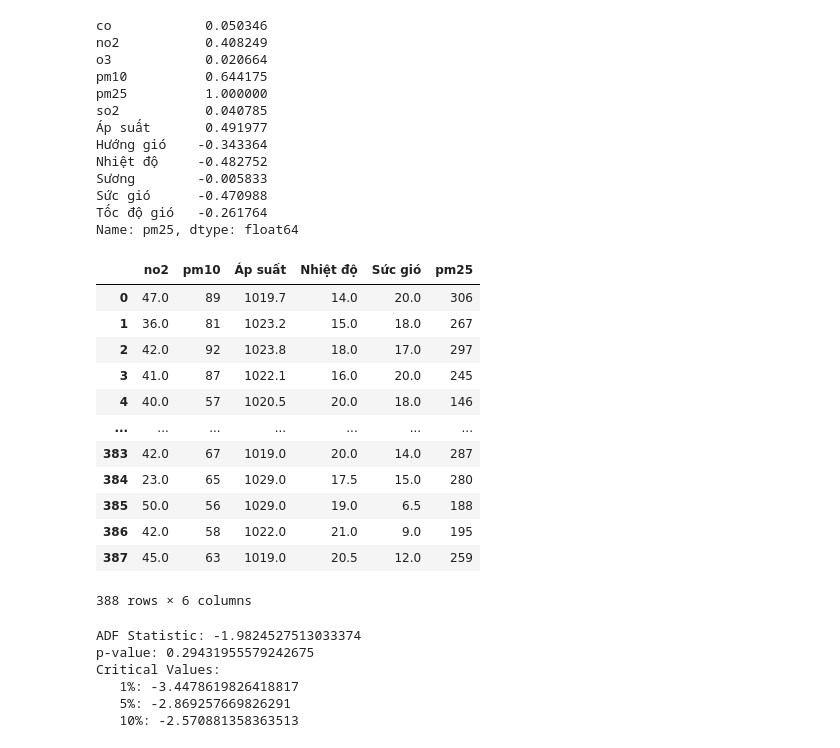
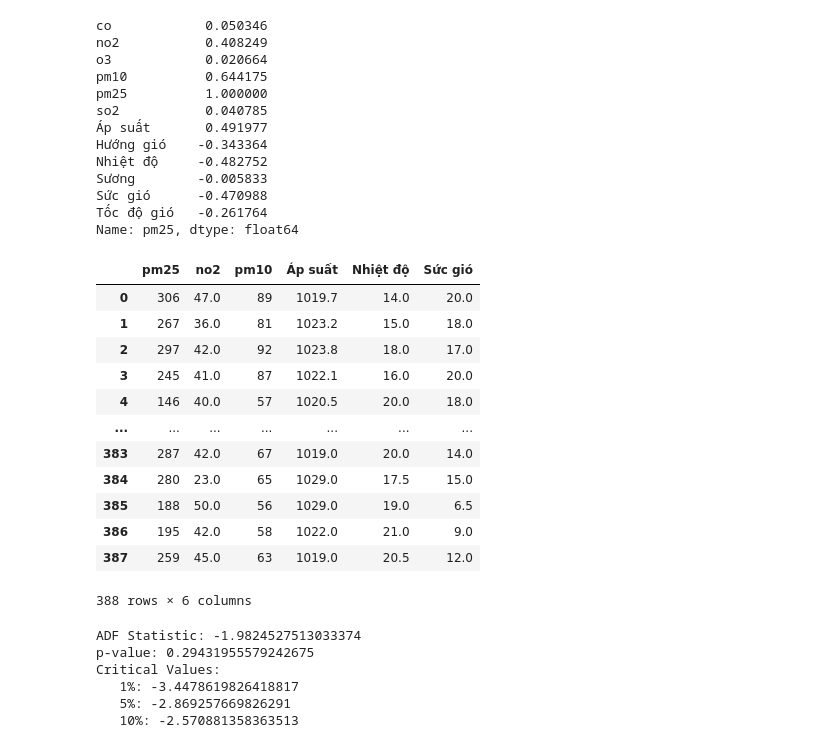
Before and after one commit to vannt263/air_quaility, a Jupyter notebook: process/forecast.ipynb, the cells around one changed output. Saved outputs shown, nothing was run; the diff lists cells and outputs as text; code cells hidden in the pictures.

```diff
--- a/process/forecast.ipynb
+++ b/process/forecast.ipynb
@@ -64,24 +64,23 @@ Tốc độ gió   -0.261764
 Name: pm25, dtype: float64
 # %%
 # Giả sử df là DataFrame hiện tại của bạn
-selected_columns = ['no2', 'pm10', 'Áp suất', 'Nhiệt độ', 'Sức gió', "pm25"]
+selected_columns = ["pm25",'no2', 'pm10', 'Áp suất', 'Nhiệt độ', 'Sức gió']
 df_pm25 = df.loc[:, selected_columns]
 
-
 df_pm25
 # %% [output]
-|  | no2 | pm10 | Áp suất | Nhiệt độ | Sức gió | pm25 |
-| 0 | 47.0 | 89 | 1019.7 | 14.0 | 20.0 | 306 |
-| 1 | 36.0 | 81 | 1023.2 | 15.0 | 18.0 | 267 |
-| 2 | 42.0 | 92 | 1023.8 | 18.0 | 17.0 | 297 |
-| 3 | 41.0 | 87 | 1022.1 | 16.0 | 20.0 | 245 |
-| 4 | 40.0 | 57 | 1020.5 | 20.0 | 18.0 | 146 |
+|  | pm25 | no2 | pm10 | Áp suất | Nhiệt độ | Sức gió |
+| 0 | 306 | 47.0 | 89 | 1019.7 | 14.0 | 20.0 |
+| 1 | 267 | 36.0 | 81 | 1023.2 | 15.0 | 18.0 |
+| 2 | 297 | 42.0 | 92 | 1023.8 | 18.0 | 17.0 |
+| 3 | 245 | 41.0 | 87 | 1022.1 | 16.0 | 20.0 |
+| 4 | 146 | 40.0 | 57 | 1020.5 | 20.0 | 18.0 |
 | ... | ... | ... | ... | ... | ... | ... |
-| 383 | 42.0 | 67 | 1019.0 | 20.0 | 14.0 | 287 |
-| 384 | 23.0 | 65 | 1029.0 | 17.5 | 15.0 | 280 |
-| 385 | 50.0 | 56 | 1029.0 | 19.0 | 6.5 | 188 |
-| 386 | 42.0 | 58 | 1022.0 | 21.0 | 9.0 | 195 |
-| 387 | 45.0 | 63 | 1019.0 | 20.5 | 12.0 | 259 |
+| 383 | 287 | 42.0 | 67 | 1019.0 | 20.0 | 14.0 |
+| 384 | 280 | 23.0 | 65 | 1029.0 | 17.5 | 15.0 |
+| 385 | 188 | 50.0 | 56 | 1029.0 | 19.0 | 6.5 |
+| 386 | 195 | 42.0 | 58 | 1022.0 | 21.0 | 9.0 |
+| 387 | 259 | 45.0 | 63 | 1019.0 | 20.5 | 12.0 |
 388 rows × 6 columns
 # %%
 import pandas as pd
```
Also changed, not shown: 5 other files.
